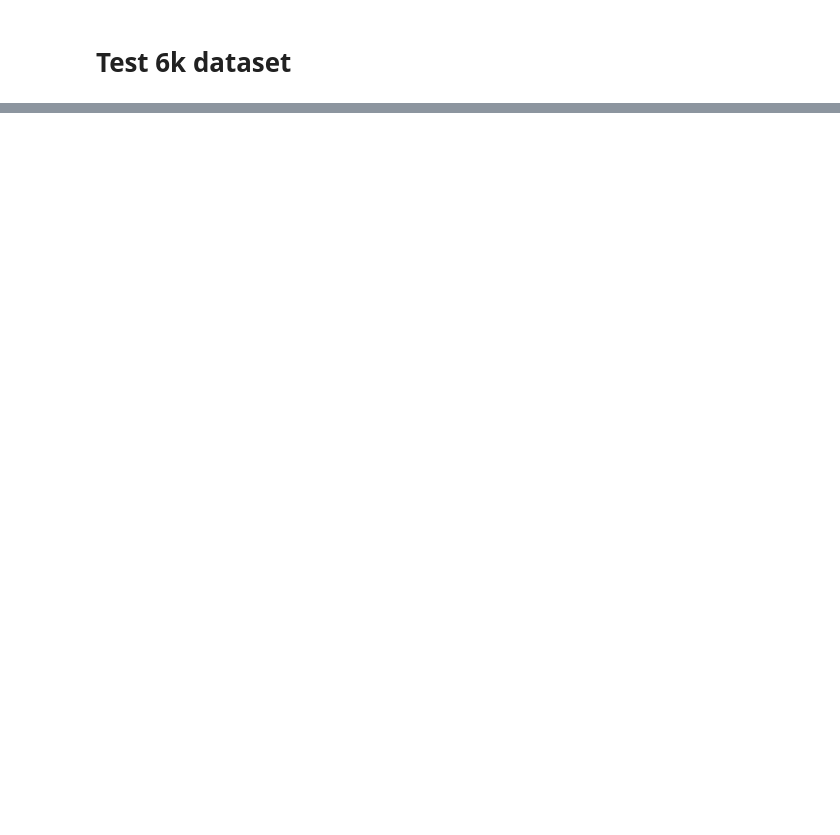
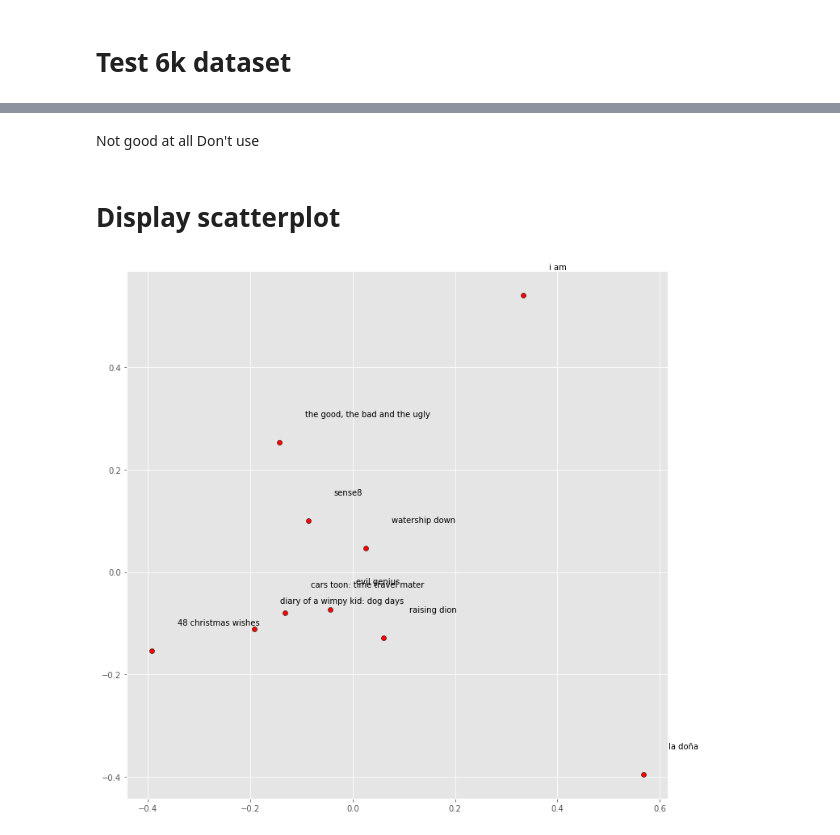
Before and after one commit to hsi-cy/dissertation, a Jupyter notebook: nlp.ipynb, the cells around one changed output, grey strips where cells are left out. Drawn from its saved outputs; the diff is of its cells as text; code cells hidden in the pictures; blank space fills up the shorter version.

```diff
--- a/nlp.ipynb
+++ b/nlp.ipynb
@@ -181,0 +249,2 @@ for token in doc:
+# %%
+title_vec6k = get_vectors(title_text, w2v)
@@ -181,0 +500,3 @@ for token in doc:
+# %%
+title = ("marvel's daredevil").lower()
+print(dscp_comparison(title, data6k, title_vec6k_netall))
@@ -181,0 +525,25 @@ for token in doc:
+# %% [markdown]
+Not good at all Don't use
+# %% [markdown]
+# Display scatterplot
+# %%
+import matplotlib.pyplot as plt
+plt.style.use('ggplot')
+from sklearn.decomposition import PCA
+
+
+def display_pca_scatterplot(titles, vec):
+
+    title_vectors = np.array([vec[title] for title in titles])
+    twodim = PCA().fit_transform(title_vectors)[:,:2]
+    plt.figure(figsize=(12,12))
+    plt.scatter(twodim[:,0], twodim[:,1], edgecolors='k', c='r')
+    for title, (x,y) in zip(titles, twodim):
+        plt.text(x+0.05, y+0.05, title)
+# %%
+titles = np.random.choice(data6k['title'].values, size = 10).tolist()
+titles = [title.lower() for title in titles]
+# %%
+display_pca_scatterplot(titles, title_vec6k)
+# %% [output]
+[figure, added]
```
Also changed, not shown: parts of 60 cells of this notebook, 13 other files.
